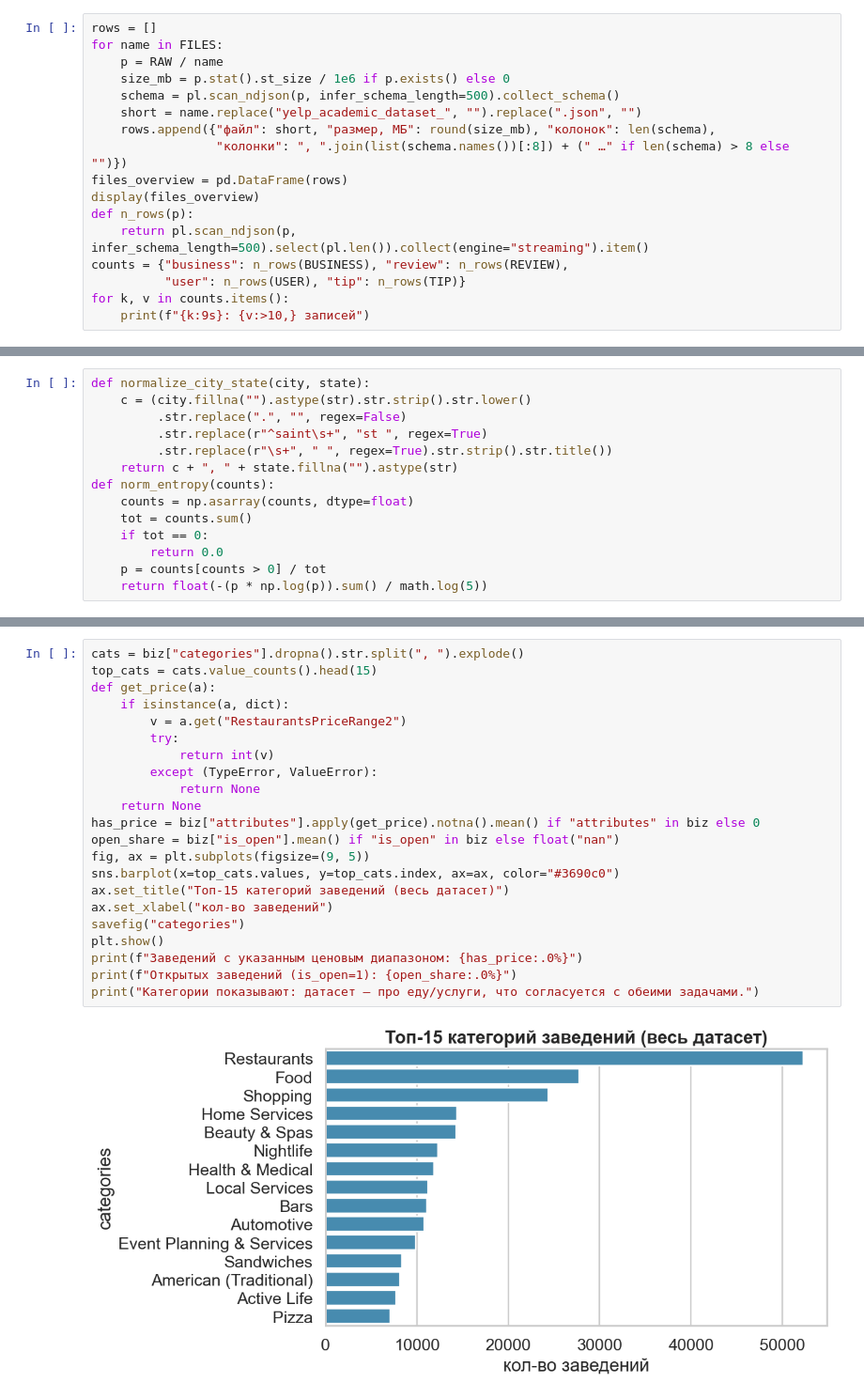
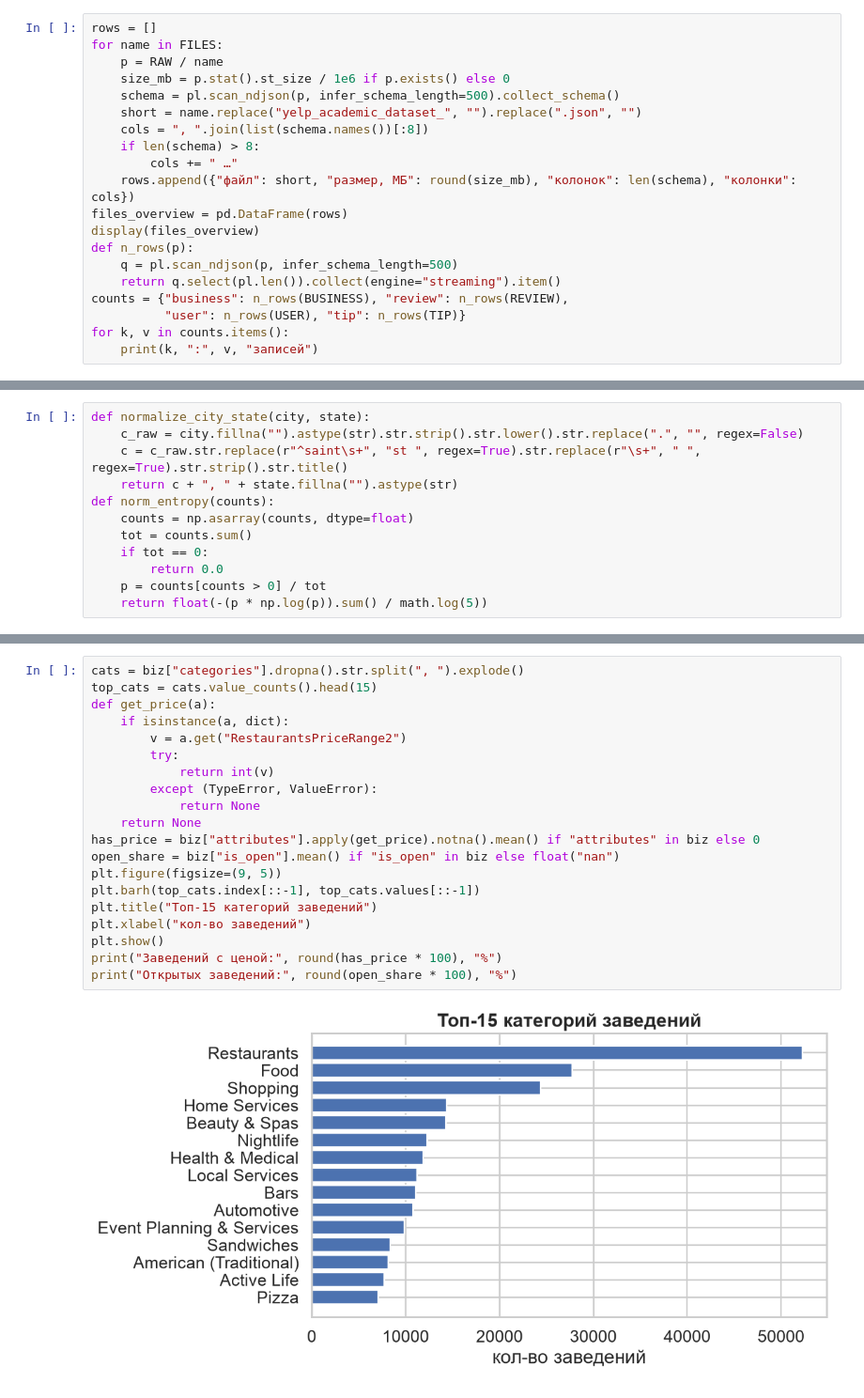
Before and after one commit to bluesteelll/gp5, a Jupyter notebook: notebooks/EDA_1.ipynb, the cells around one changed output, grey strips where cells are left out. Shown at 94% size. Drawn from its saved outputs; the diff is of its cells as text.

```diff
--- a/notebooks/EDA_1.ipynb
+++ b/notebooks/EDA_1.ipynb
@@ -61,16 +58,19 @@ for name in FILES:
     size_mb = p.stat().st_size / 1e6 if p.exists() else 0
     schema = pl.scan_ndjson(p, infer_schema_length=500).collect_schema()
     short = name.replace("yelp_academic_dataset_", "").replace(".json", "")
-    rows.append({"файл": short, "размер, МБ": round(size_mb), "колонок": len(schema),
-                 "колонки": ", ".join(list(schema.names())[:8]) + (" …" if len(schema) > 8 else "")})
+    cols = ", ".join(list(schema.names())[:8])
+    if len(schema) > 8:
+        cols += " …"
+    rows.append({"файл": short, "размер, МБ": round(size_mb), "колонок": len(schema), "колонки": cols})
 files_overview = pd.DataFrame(rows)
 display(files_overview)
 def n_rows(p):
-    return pl.scan_ndjson(p, infer_schema_length=500).select(pl.len()).collect(engine="streaming").item()
+    q = pl.scan_ndjson(p, infer_schema_length=500)
+    return q.select(pl.len()).collect(engine="streaming").item()
 counts = {"business": n_rows(BUSINESS), "review": n_rows(REVIEW),
           "user": n_rows(USER), "tip": n_rows(TIP)}
 for k, v in counts.items():
-    print(f"{k:9s}: {v:>10,} записей")
+    print(k, ":", v, "записей")
 # %% [output]
 |  | файл | размер, МБ | колонок | колонки |
 | 0 | business | 119 | 14 | business_id, name, address, city,... |
@@ -91,9 +89,7 @@ tip      :    908,915 записей
 # %%
 def normalize_city_state(city, state):
-    c = (city.fillna("").astype(str).str.strip().str.lower()
-         .str.replace(".", "", regex=False)
-         .str.replace(r"^saint\s+", "st ", regex=True)
-         .str.replace(r"\s+", " ", regex=True).str.strip().str.title())
+    c_raw = city.fillna("").astype(str).str.strip().str.lower().str.replace(".", "", regex=False)
+    c = c_raw.str.replace(r"^saint\s+", "st ", regex=True).str.replace(r"\s+", " ", regex=True).str.strip().str.title()
     return c + ", " + state.fillna("").astype(str)
 def norm_entropy(counts):
     counts = np.asarray(counts, dtype=float)
@@ -217,24 +219,22 @@ print(f"Глобальная средняя оценка: {(g_stars['stars']*g_s
 # %%
 cats = biz["categories"].dropna().str.split(", ").explode()
 top_cats = cats.value_counts().head(15)
 def get_price(a):
     if isinstance(a, dict):
         v = a.get("RestaurantsPriceRange2")
         try:
             return int(v)
         except (TypeError, ValueError):
             return None
     return None
 has_price = biz["attributes"].apply(get_price).notna().mean() if "attributes" in biz else 0
 open_share = biz["is_open"].mean() if "is_open" in biz else float("nan")
-fig, ax = plt.subplots(figsize=(9, 5))
-sns.barplot(x=top_cats.values, y=top_cats.index, ax=ax, color="#3690c0")
-ax.set_title("Топ-15 категорий заведений (весь датасет)")
-ax.set_xlabel("кол-во заведений")
-savefig("categories")
+plt.figure(figsize=(9, 5))
+plt.barh(top_cats.index[::-1], top_cats.values[::-1])
+plt.title("Топ-15 категорий заведений")
+plt.xlabel("кол-во заведений")
 plt.show()
-print(f"Заведений с указанным ценовым диапазоном: {has_price:.0%}")
-print(f"Открытых заведений (is_open=1): {open_share:.0%}")
-print("Категории показывают: датасет — про еду/услуги, что согласуется с обеими задачами.")
+print("Заведений с ценой:", round(has_price * 100), "%")
+print("Открытых заведений:", round(open_share * 100), "%")
 # %% [output]
-[figure, old version]
+[figure, new version]
```
Also changed, not shown: parts of 24 cells of this notebook, 5 other files.
